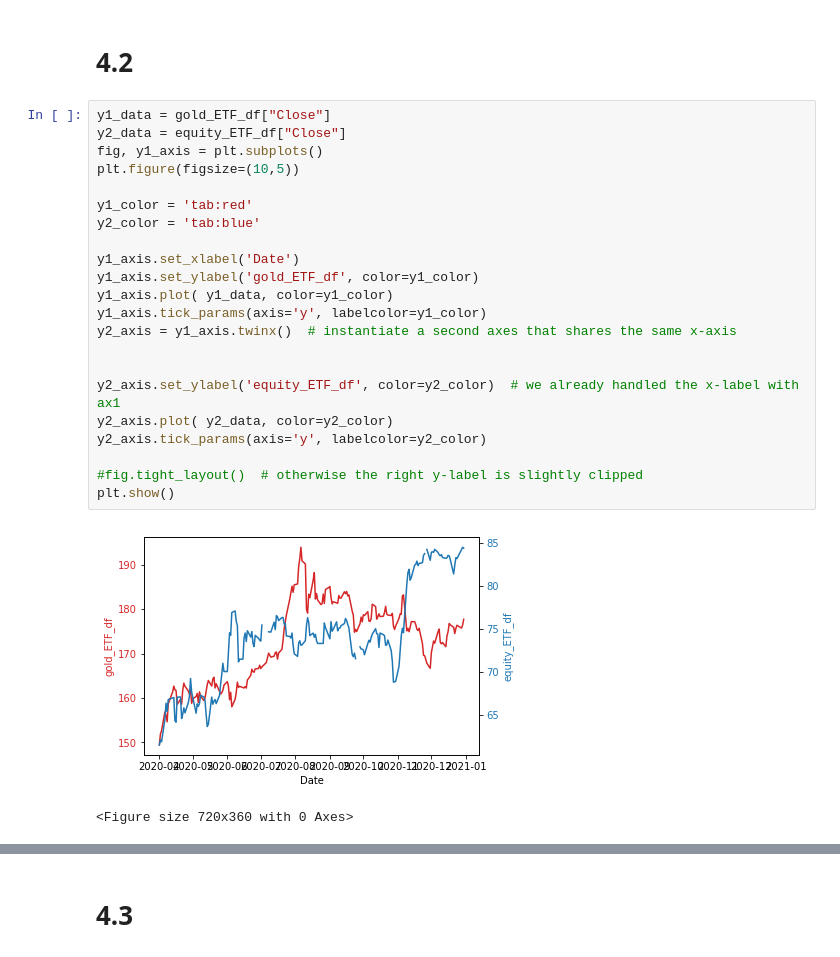
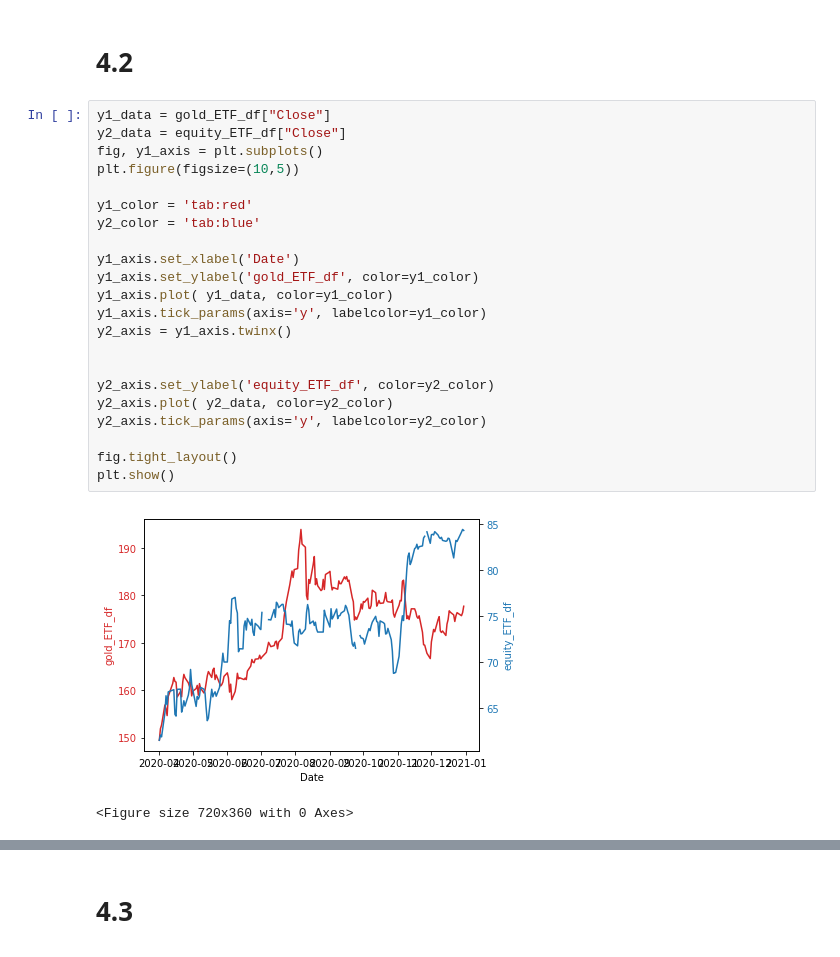
Before and after one commit to fabulouskorex/econometrics-WQU, a Jupyter notebook: korede_submission 2.ipynb, the cells around one changed output, grey strips where cells are left out. Cells and saved outputs as stored; diff of their text form.

```diff
--- a/korede_submission 2.ipynb
+++ b/korede_submission 2.ipynb
@@ -128,25 +128,25 @@ plt.show()
 # %%
 y1_data = gold_ETF_df["Close"]
 y2_data = equity_ETF_df["Close"]
 fig, y1_axis = plt.subplots()
 plt.figure(figsize=(10,5))
 
 y1_color = 'tab:red'
 y2_color = 'tab:blue'
 
 y1_axis.set_xlabel('Date')
 y1_axis.set_ylabel('gold_ETF_df', color=y1_color)
 y1_axis.plot( y1_data, color=y1_color)
 y1_axis.tick_params(axis='y', labelcolor=y1_color)
-y2_axis = y1_axis.twinx()  # instantiate a second axes that shares the same x-axis
+y2_axis = y1_axis.twinx()
 
 
-y2_axis.set_ylabel('equity_ETF_df', color=y2_color)  # we already handled the x-label with ax1
+y2_axis.set_ylabel('equity_ETF_df', color=y2_color)
 y2_axis.plot( y2_data, color=y2_color)
 y2_axis.tick_params(axis='y', labelcolor=y2_color)
 
-#fig.tight_layout()  # otherwise the right y-label is slightly clipped
+fig.tight_layout()
 plt.show()
 # %% [output]
-[figure, old version]
+[figure, new version]
 <Figure size 720x360 with 0 Axes>
```
Also changed, not shown: parts of 5 cells of this notebook.
